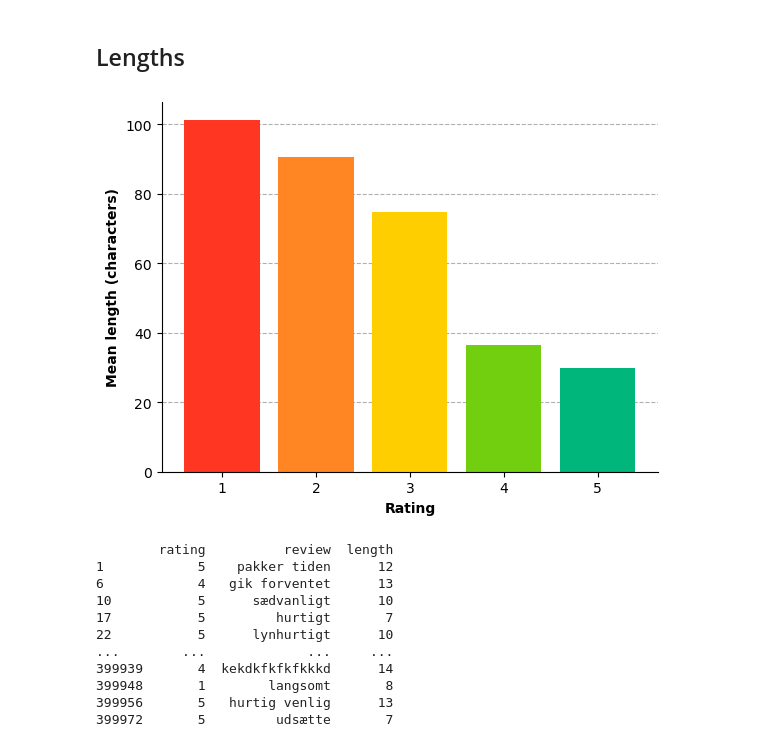
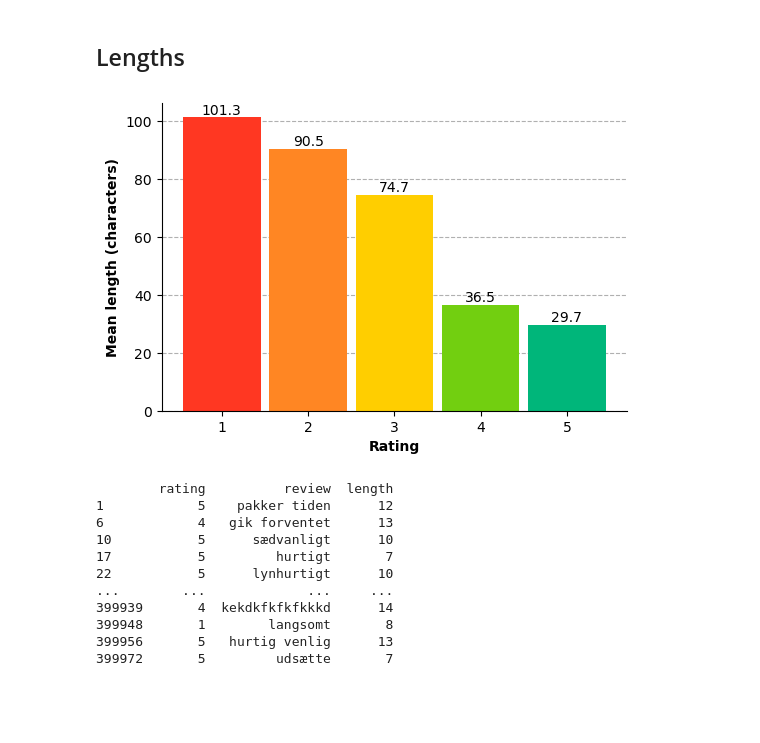
Before and after one commit to agnesbn/PostNord_project, a Jupyter notebook: notebooks/preprocessing.ipynb, the cells around one changed output. Drawn from its saved outputs; the diff is of its cells as text; code cells hidden in the pictures; blank space fills up the shorter version.

```diff
--- a/notebooks/preprocessing.ipynb
+++ b/notebooks/preprocessing.ipynb
@@ -102,13 +82,19 @@ plt.rc('axes', axisbelow=True)
 # %%
-fig = df.groupby('rating').review.count().plot.bar(
+# place gridlines below elements in plots
+plt.rc('axes', axisbelow=True)
+
+# plot data distribution
+fig, ax = plt.subplots(figsize = (6,4))
+ax = df.groupby('rating').review.count().plot.bar(
     ylim=0, color=colors, width= 0.9)
-
-plt.ylabel('Number of ocurrences', fontsize = 10, weight = "bold")
+# add bar labels
+for i, v in enumerate(df.groupby('rating').review.count()):
+    ax.text(i, v, str(v), ha='center', va='bottom')
+plt.ylabel('Number of reviews', fontsize = 10, weight = "bold")
 plt.xlabel('Rating', fontsize = 10, weight = "bold")
-plt.grid(axis = "y", linestyle = '--')
-fig.spines["top"].set_visible(False)
-fig.spines["right"].set_visible(False)
-fig.yaxis.set_major_formatter(mpl.ticker.StrMethodFormatter('{x:,.0f}'))
+plt.grid(axis = "y", linestyle = '--') # add a grid
+ax.spines[['right', 'top']].set_visible(False) # remove top and right spine
+ax.yaxis.set_major_formatter(mpl.ticker.StrMethodFormatter('{x:,.0f}')) # 1000 -> 1,000
 plt.xticks(rotation='horizontal')
 plt.yticks(rotation=45)
 plt.show()
@@ -201,18 +189,23 @@ mean_lengths['rating'] = mean_lengths.index
 # %%
+# get values for plot
 height = [l for l in mean_lengths['length']]
 bars = [r for r in mean_lengths['rating']]
+labels = [round(l, 1) for l in mean_lengths['length']]
 # %%
-fig, ax = plt.subplots()
+# plot mean lengths
+fig, ax = plt.subplots(figsize = (6,4))
 
-ax.bar(bars, height, align='center', color = colors)
+ax.bar(bars, height, align='center', color = colors, width = 0.9)
 ax.set_xlabel('Rating', fontsize = 10, weight = "bold")
 ax.set_ylabel('Mean length (characters)', fontsize = 10, weight = "bold")
 plt.grid(axis = "y", linestyle = '--')
+for i in range(len(bars)):
+    plt.text(bars[i], height[i], str(labels[i]), ha='center', va='bottom')
 ax.spines[['right', 'top']].set_visible(False)
 ax.yaxis.set_major_formatter(mpl.ticker.StrMethodFormatter('{x:,.0f}'))
 plt.show()
 # %% [output]
-[figure, old version]
+[figure, new version]
 # %%
 # show texts that will be removed
 print(df.loc[np.array(list(map(len,df.review.values)))<((int(mean_lengths['length'].min()))-14)])
```
Also changed, not shown: parts of 40 cells of this notebook.
